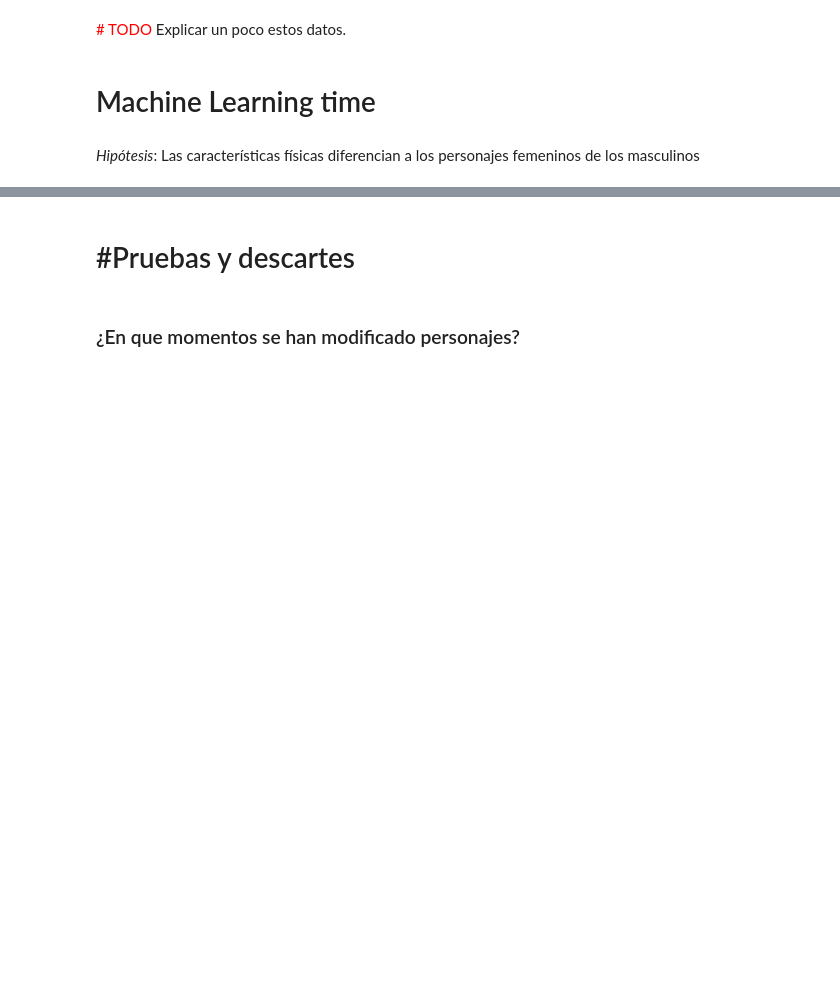
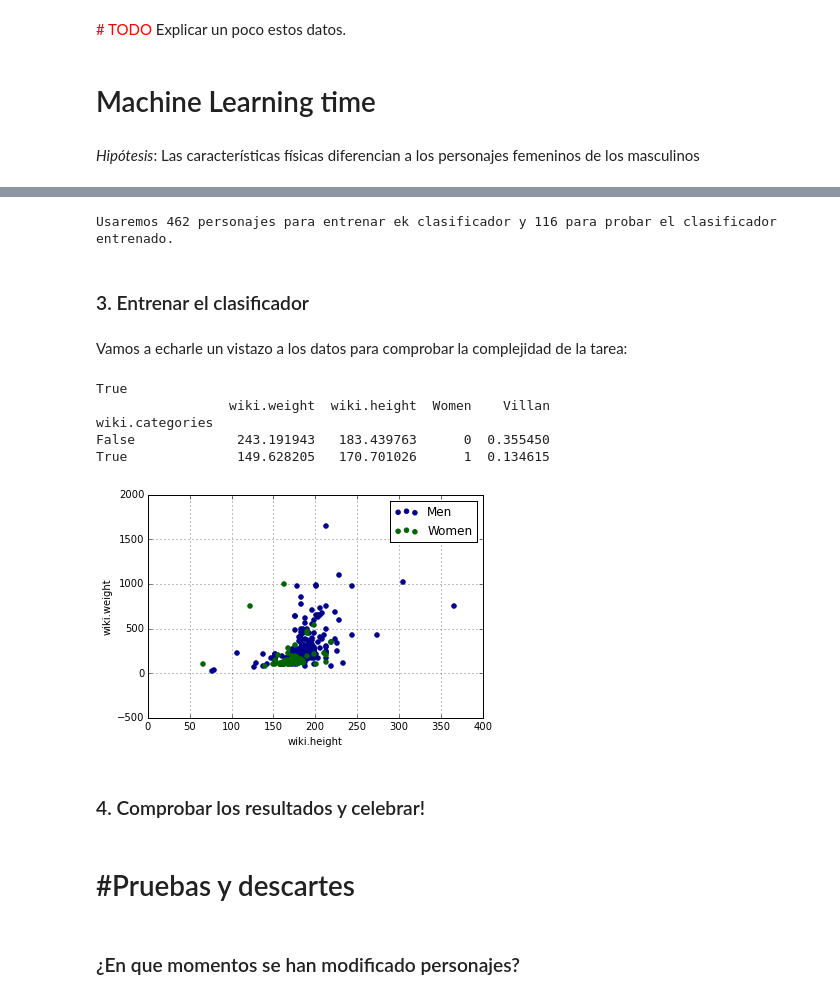
Before and after one commit to maigimenez/aurora, a Jupyter notebook: Aurora.ipynb, the cells around one changed output, grey strips where cells are left out. Drawn from its saved outputs; the diff is of its cells as text; code cells hidden in the pictures; blank space fills up the shorter version.

Commit message:
Finished preprocessing from ML section

```diff
--- a/Aurora.ipynb
+++ b/Aurora.ipynb
@@ -671,0 +731,10 @@ Explicar un poco estos datos.
+# %%
+def get_weight(pandas_weight):
+    """ Return first int parameter in a string """
+    for p in pandas_weight.split():
+        try:
+            return int(p)
+        except ValueError:
+            pass
+# %%
+physical_knn['wiki.weight'] = physical_knn['wiki.weight'].map(get_weight)
@@ -671,0 +780,4 @@ Explicar un poco estos datos.
+# %%
+physical_knn['wiki.height'] = physical_knn['wiki.height'].map(get_height)
+# %%
+physical_knn = physical_knn.dropna()
@@ -671,0 +798,8 @@ Explicar un poco estos datos.
+# %%
+TRAIN_PERCENTAGE = 0.8
+train_section = floor(physical_knn.shape[0]*TRAIN_PERCENTAGE)
+test_section = physical_knn.shape[0]-train_section
+print("Usaremos {} personajes para entrenar el clasificador y"\
+      " {} para probar el clasificador entrenado.".format(train_section, test_section))
+# %% [output]
+Usaremos 462 personajes para entrenar ek clasificador y 116 para probar el clasificador entrenado.
@@ -672,3 +809,27 @@ Explicar un poco estos datos.
+# %% [markdown]
+### 3. Entrenar el clasificador
+# %% [markdown]
+Vamos a echarle un vistazo a los datos para comprobar la complejidad de la tarea:
+# %%
+for i, group in physical_knn.groupby(women):
+    if not i:
+        ax = group.plot(kind='scatter', x='wiki.height', y='wiki.weight',
+                        color='DarkBlue', label='Men');
+    else:
+        print(i)
+        group.plot(kind='scatter', x='wiki.height', y='wiki.weight',
+                          color='DarkGreen', label='Women', ax=ax)
+
+print(physical_knn.groupby(women).aggregate(np.mean))
+# %% [output]
+True
+                 wiki.weight  wiki.height  Women    Villan
+wiki.categories
+False             243.191943   183.439763      0  0.355450
+True              149.628205   170.701026      1  0.134615
+[figure, added]
+# %% [markdown]
+### 4. Comprobar los resultados y celebrar!
 # %% [markdown]
 # #Pruebas y descartes
 # %% [markdown]
```
Also changed, not shown: parts of 16 cells of this notebook.
